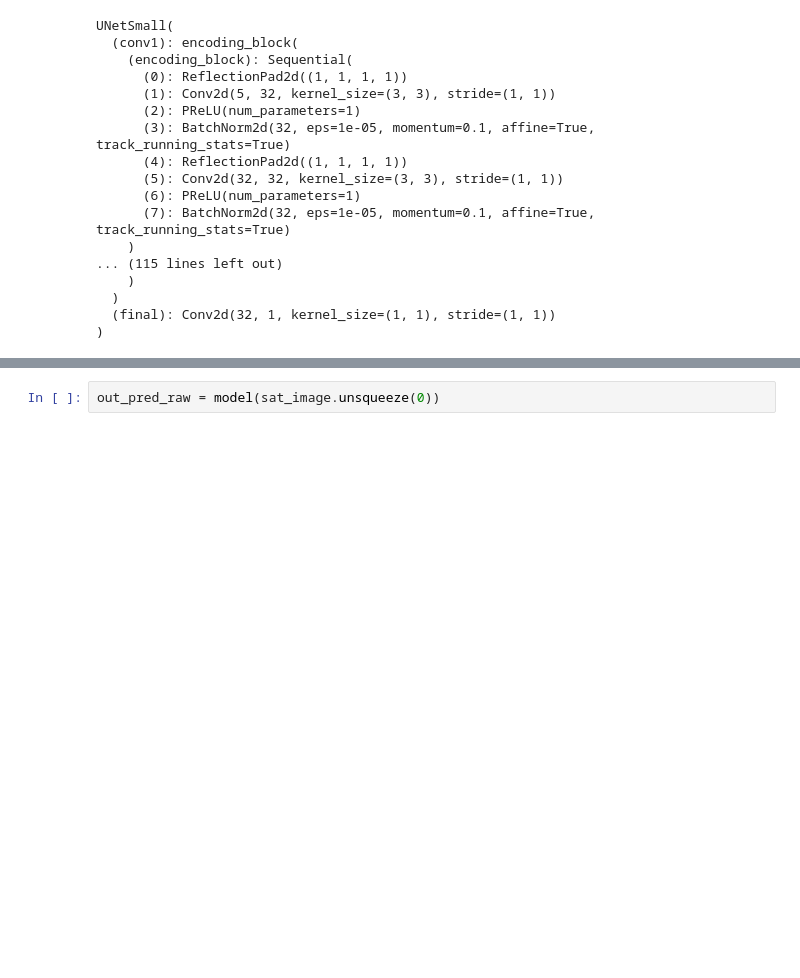
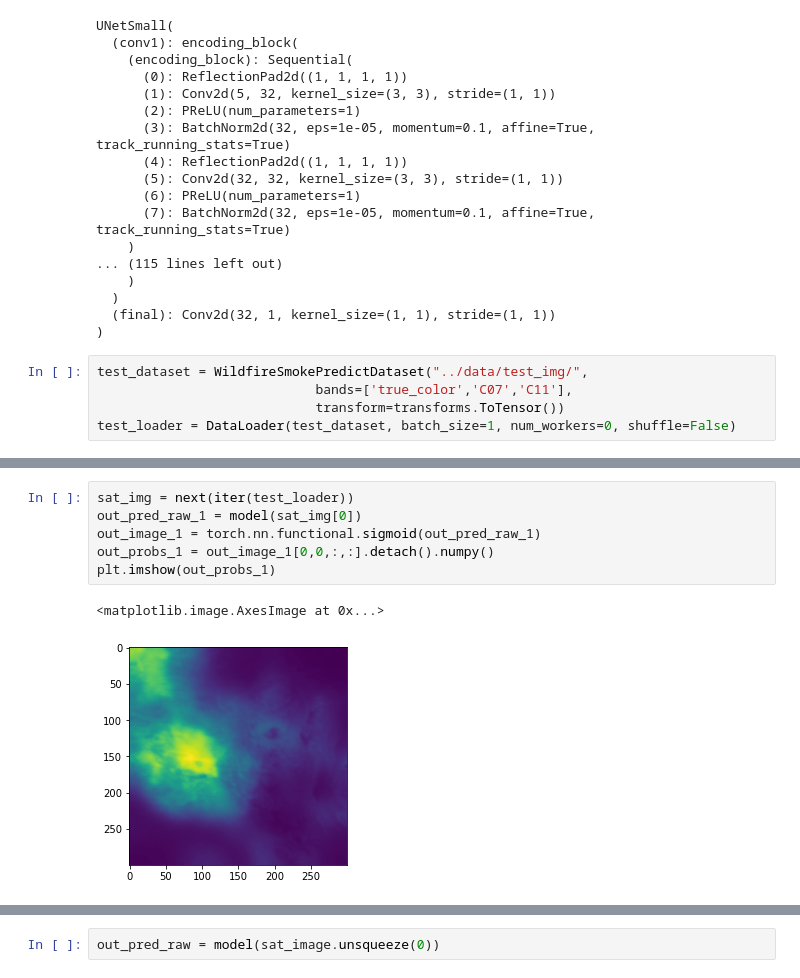
Before and after one commit to jeffwen/smoke_segmentation, a Jupyter notebook: notebooks/3-1_pytorch_network_training.ipynb, the cells around one changed output, grey strips where cells are left out. Drawn from its saved outputs; the diff is of its cells as text; blank space fills up the shorter version.

```diff
--- a/notebooks/3-1_pytorch_network_training.ipynb
+++ b/notebooks/3-1_pytorch_network_training.ipynb
@@ -192,3 +192,8 @@ UNetSmall(
   )
   (final): Conv2d(32, 1, kernel_size=(1, 1), stride=(1, 1))
 )
+# %%
+test_dataset = WildfireSmokePredictDataset("../data/test_img/",
+                            bands=['true_color','C07','C11'],
+                            transform=transforms.ToTensor())
+test_loader = DataLoader(test_dataset, batch_size=1, num_workers=0, shuffle=False)
@@ -194,0 +214,9 @@ UNetSmall(
+# %%
+sat_img = next(iter(test_loader))
+out_pred_raw_1 = model(sat_img[0])
+out_image_1 = torch.nn.functional.sigmoid(out_pred_raw_1)
+out_probs_1 = out_image_1[0,0,:,:].detach().numpy()
+plt.imshow(out_probs_1)
+# %% [output]
+<matplotlib.image.AxesImage at 0x...>
+[figure, added]
```
Also changed, not shown: parts of 7 cells of this notebook, 1 other file.
